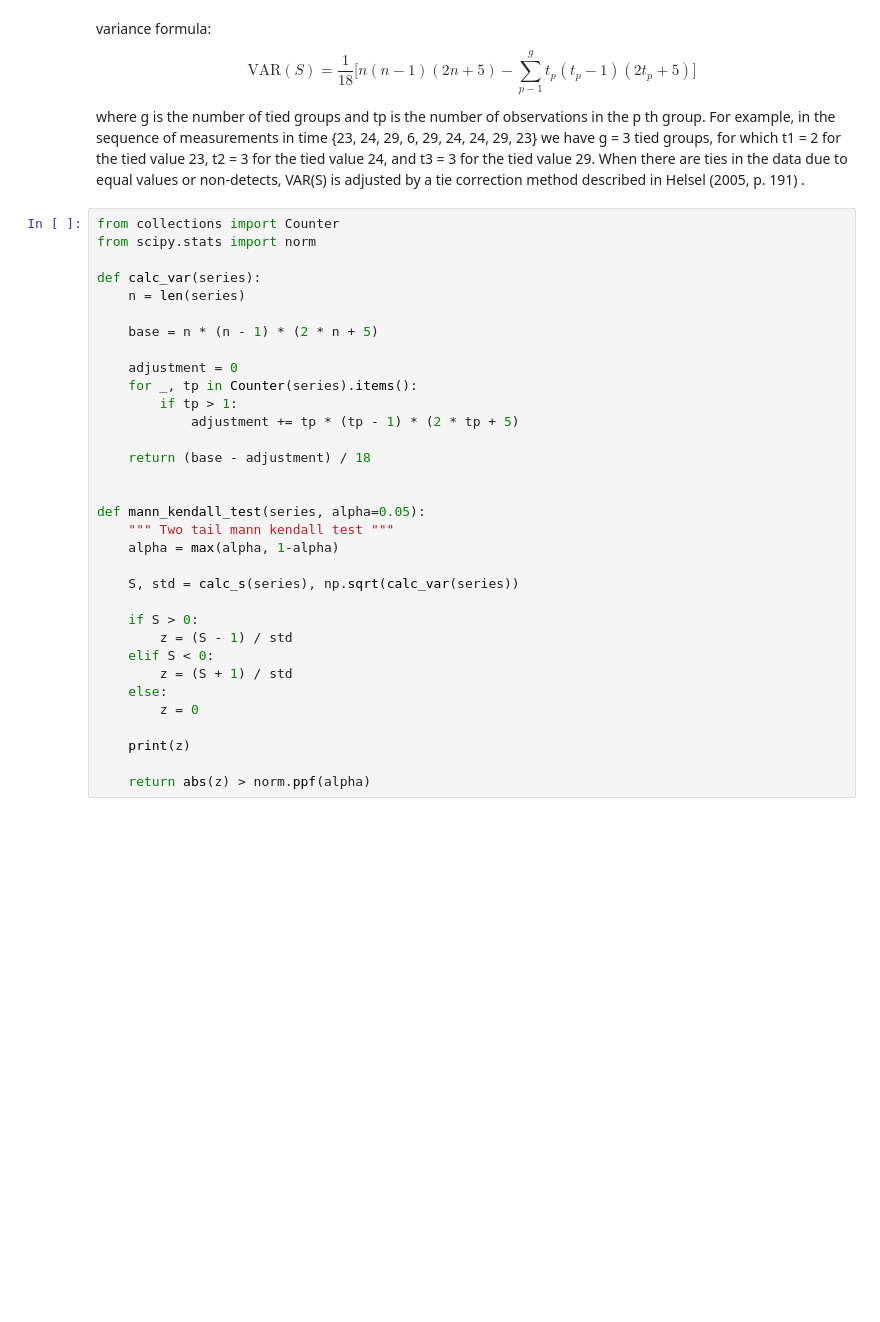
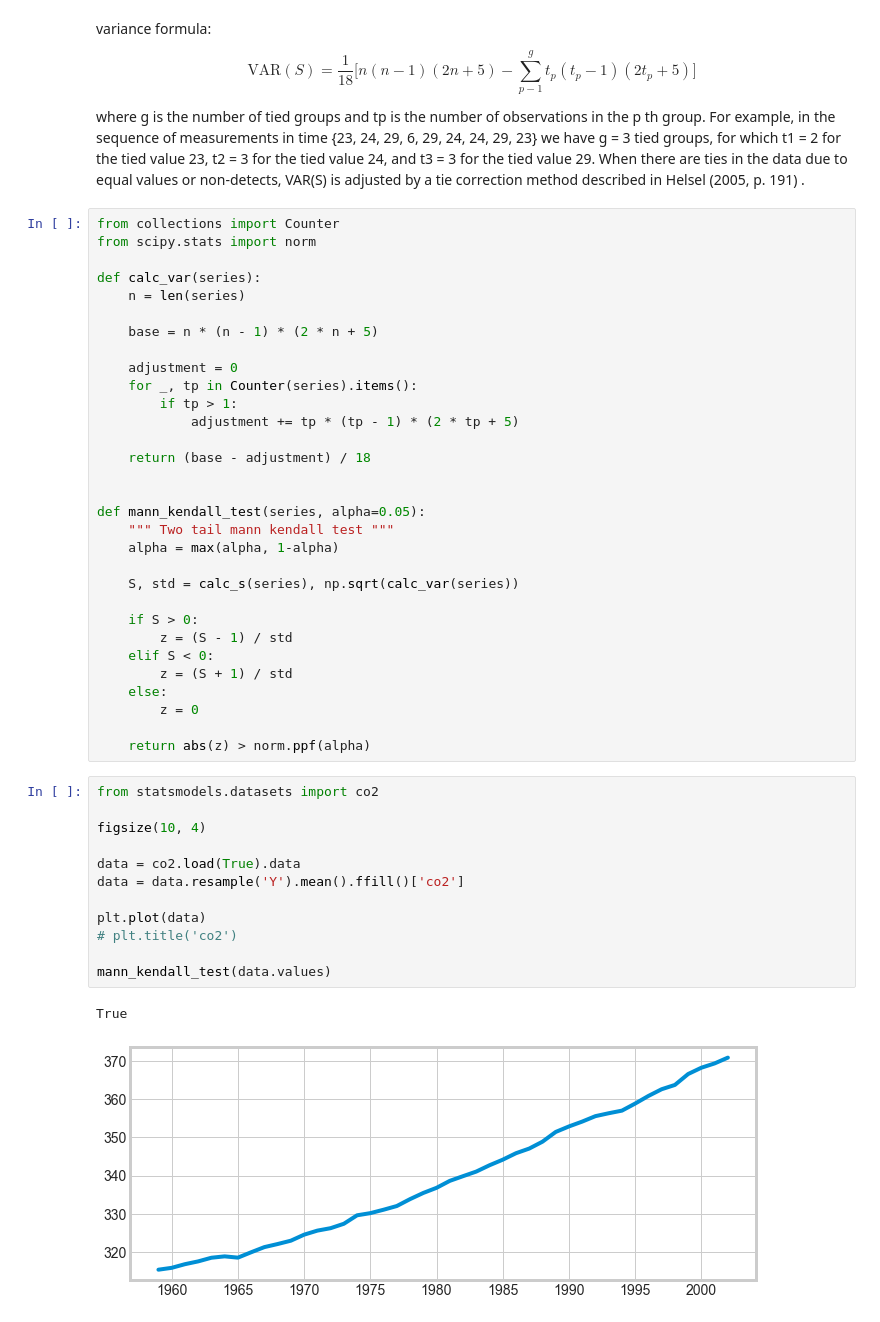
Before and after one commit to MaxwellLZH/blog, a Jupyter notebook: outlier-detection-series/statsbased/example.ipynb, the cells around one changed output. Drawn from its saved outputs; the diff is of its cells as text; blank space fills up the shorter version.

```diff
--- a/outlier-detection-series/statsbased/example.ipynb
+++ b/outlier-detection-series/statsbased/example.ipynb
@@ -363,6 +439,19 @@ def mann_kendall_test(series, alpha=0.05):
     else:
         z = 0
 
-    print(z)
-
     return abs(z) > norm.ppf(alpha)
+# %%
+from statsmodels.datasets import co2
+
+figsize(10, 4)
+
+data = co2.load(True).data
+data = data.resample('Y').mean().ffill()['co2']
+
+plt.plot(data)
+# plt.title('co2')
+
+mann_kendall_test(data.values)
+# %% [output]
+True
+[figure, added]
```
Also changed, not shown: parts of 6 cells of this notebook, 4 other files.
